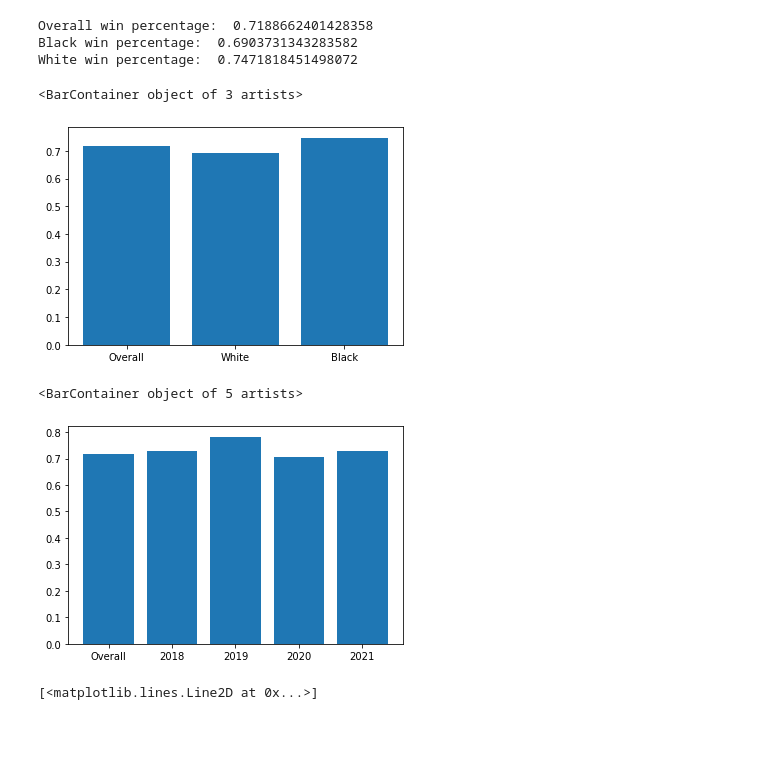
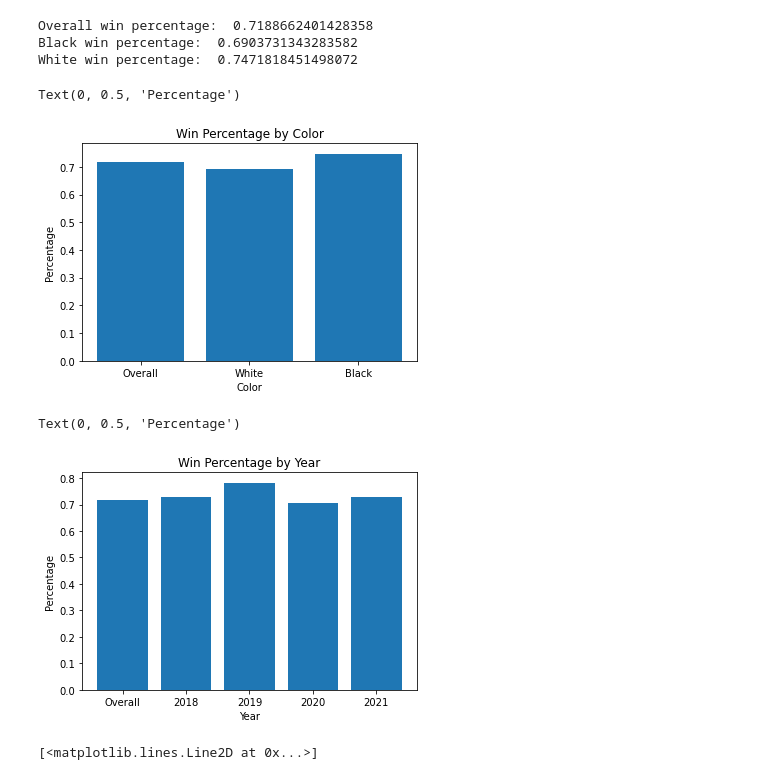
Before and after one commit to dealom/Magnus-Carlsen-Lichess-Games-Dataset-Analysis, a Jupyter notebook: Analysis.ipynb, the cells around one changed output. Drawn from its saved outputs; the diff is of its cells as text; code cells hidden in the pictures; blank space fills up the shorter version.

```diff
--- a/Analysis.ipynb
+++ b/Analysis.ipynb
@@ -84,14 +45,20 @@ Black win percentage:  0.6903731343283582
 White win percentage:  0.7471818451498072
 # %%
 plt.bar(['Overall','White','Black'],[winpercentage(cg.magnus_result.value_counts()),winpercentage(cg[cg.black=='Magnus Carlsen'].magnus_result.value_counts()),winpercentage(cg[cg.white=='Magnus Carlsen'].magnus_result.value_counts())])
+plt.title('Win Percentage by Color')
+plt.xlabel('Color')
+plt.ylabel('Percentage')
 # %% [output]
-<BarContainer object of 3 artists>
+Text(0, 0.5, 'Percentage')
-[figure, old version]
+[figure, new version]
 # %%
 plt.bar(['Overall','2018','2019','2020','2021'],[winpercentage(cg.magnus_result.value_counts()),winpercentage(cg[cg.utc_date.str[0:4]=='2018'].magnus_result.value_counts()),winpercentage(cg[cg.utc_date.str[0:4]=='2019'].magnus_result.value_counts()),winpercentage(cg[cg.utc_date.str[0:4]=='2020'].magnus_result.value_counts()),winpercentage(cg[cg.utc_date.str[0:4]=='2021'].magnus_result.value_counts())])
+plt.title('Win Percentage by Year')
+plt.xlabel('Year')
+plt.ylabel('Percentage')
 # %% [output]
-<BarContainer object of 5 artists>
+Text(0, 0.5, 'Percentage')
-[figure, old version]
+[figure, new version]
 # %%
 plt.plot(cg.utc_date,cg.index)
 # %% [output]
```
Also changed, not shown: parts of 8 cells of this notebook.
